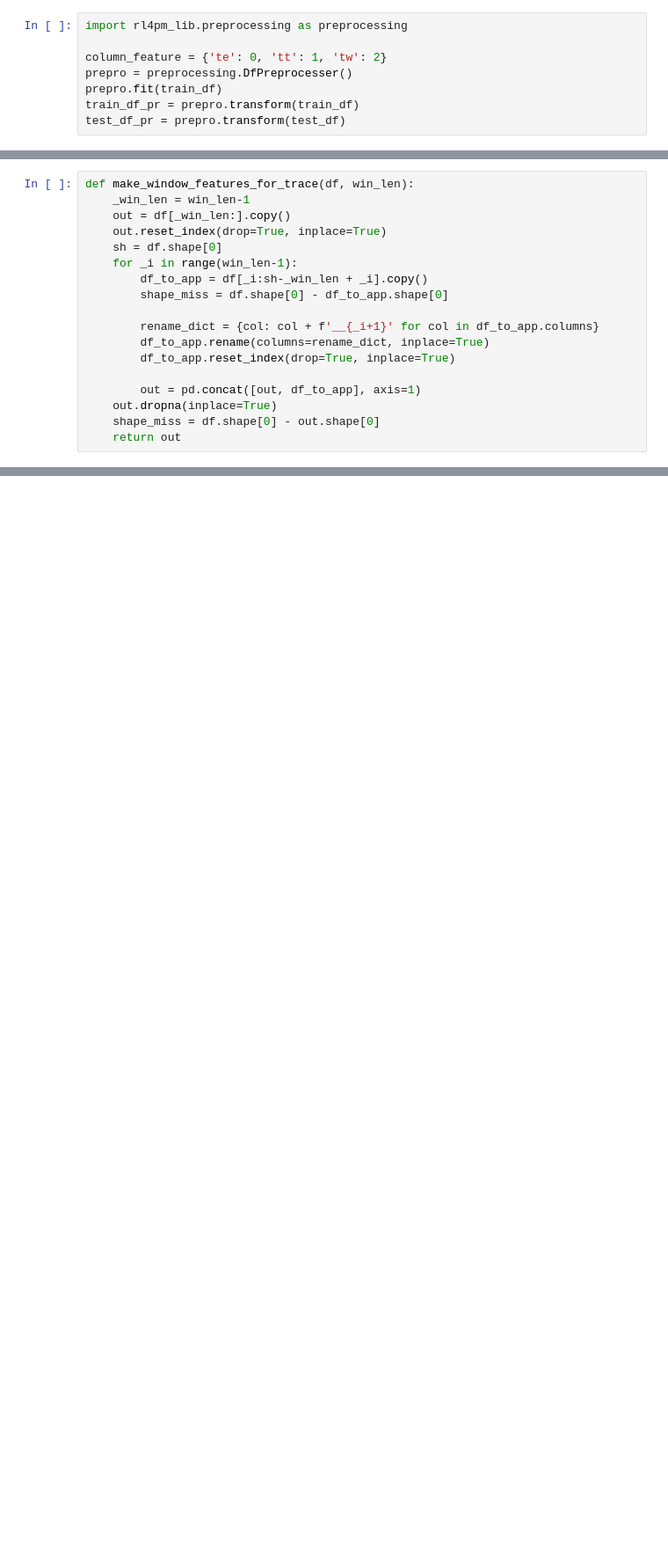
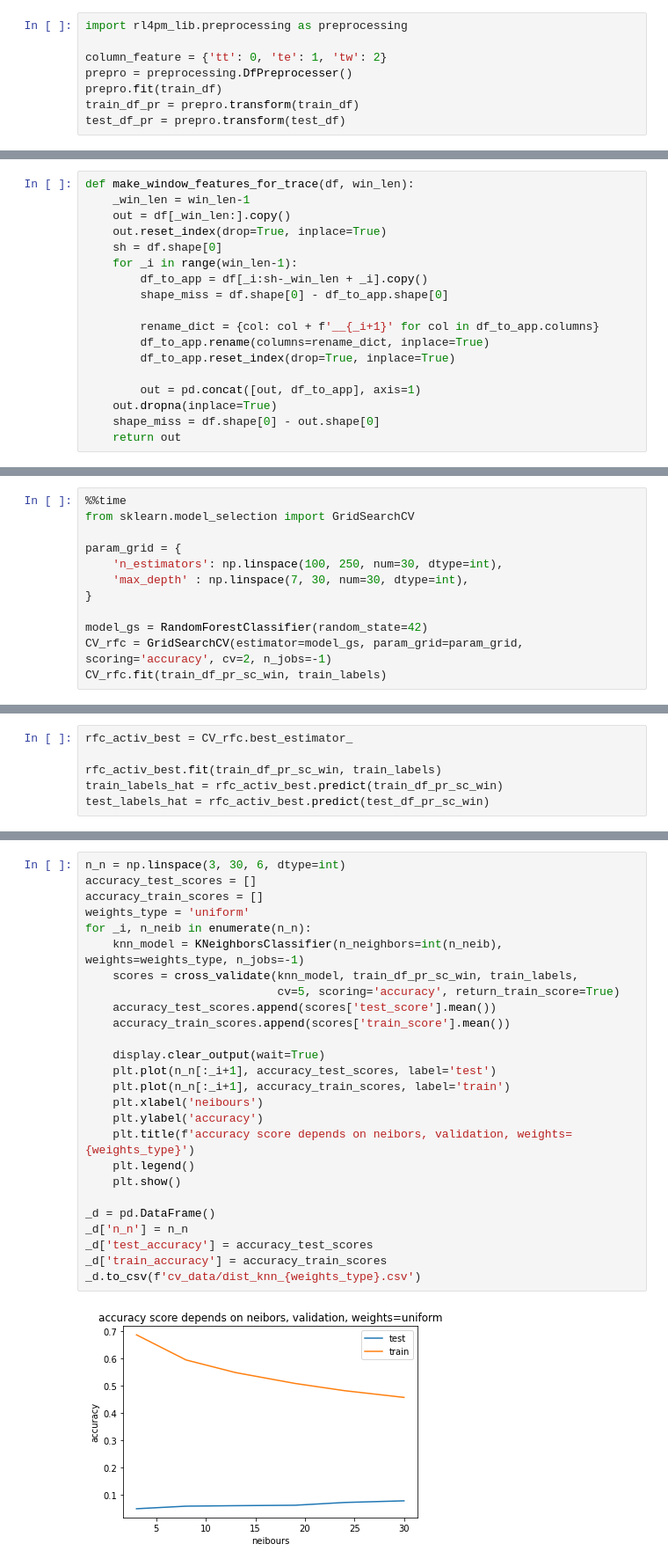
Before and after one commit to lemikhovalex/rl4pm, a Jupyter notebook: 02_SkLearnPower.ipynb, the cells around one changed output, grey strips where cells are left out. Shown at 88% size. Cells and saved outputs as stored; diff of their text form; blank space fills up the shorter version.

```diff
--- a/02_SkLearnPower.ipynb
+++ b/02_SkLearnPower.ipynb
@@ -18,7 +21,7 @@ For leveraging predictive models the following features are created:
 # %%
 import rl4pm_lib.preprocessing as preprocessing
 
-column_feature = {'te': 0, 'tt': 1, 'tw': 2}
+column_feature = {'tt': 0, 'te': 1, 'tw': 2}
 prepro = preprocessing.DfPreprocesser()
 prepro.fit(train_df)
 train_df_pr = prepro.transform(train_df)
@@ -72,0 +102,12 @@ Also it is not one line to get labels
+# %%
+%%time
+from sklearn.model_selection import GridSearchCV
+
+param_grid = {
+    'n_estimators': np.linspace(100, 250, num=30, dtype=int),
+    'max_depth' : np.linspace(7, 30, num=30, dtype=int),
+}
+
+model_gs = RandomForestClassifier(random_state=42)
+CV_rfc = GridSearchCV(estimator=model_gs, param_grid=param_grid, scoring='accuracy', cv=2, n_jobs=-1)
+CV_rfc.fit(train_df_pr_sc_win, train_labels)
@@ -72,0 +116,6 @@ Also it is not one line to get labels
+# %%
+rfc_activ_best = CV_rfc.best_estimator_
+
+rfc_activ_best.fit(train_df_pr_sc_win, train_labels)
+train_labels_hat = rfc_activ_best.predict(train_df_pr_sc_win)
+test_labels_hat = rfc_activ_best.predict(test_df_pr_sc_win)
@@ -72,0 +133,28 @@ Also it is not one line to get labels
+# %%
+n_n = np.linspace(3, 30, 6, dtype=int)
+accuracy_test_scores = []
+accuracy_train_scores = []
+weights_type = 'uniform'
+for _i, n_neib in enumerate(n_n):
+    knn_model = KNeighborsClassifier(n_neighbors=int(n_neib), weights=weights_type, n_jobs=-1)
+    scores = cross_validate(knn_model, train_df_pr_sc_win, train_labels,
+                            cv=5, scoring='accuracy', return_train_score=True)
+    accuracy_test_scores.append(scores['test_score'].mean())
+    accuracy_train_scores.append(scores['train_score'].mean())
+
+    display.clear_output(wait=True)
+    plt.plot(n_n[:_i+1], accuracy_test_scores, label='test')
+    plt.plot(n_n[:_i+1], accuracy_train_scores, label='train')
+    plt.xlabel('neibours')
+    plt.ylabel('accuracy')
+    plt.title(f'accuracy score depends on neibors, validation, weights={weights_type}')
+    plt.legend()
+    plt.show()
+
+_d = pd.DataFrame()
+_d['n_n'] = n_n
+_d['test_accuracy'] = accuracy_test_scores
+_d['train_accuracy'] = accuracy_train_scores
+_d.to_csv(f'cv_data/dist_knn_{weights_type}.csv')
+# %% [output]
+[figure, added]
```
Also changed, not shown: parts of 22 cells of this notebook, 1 other file.
